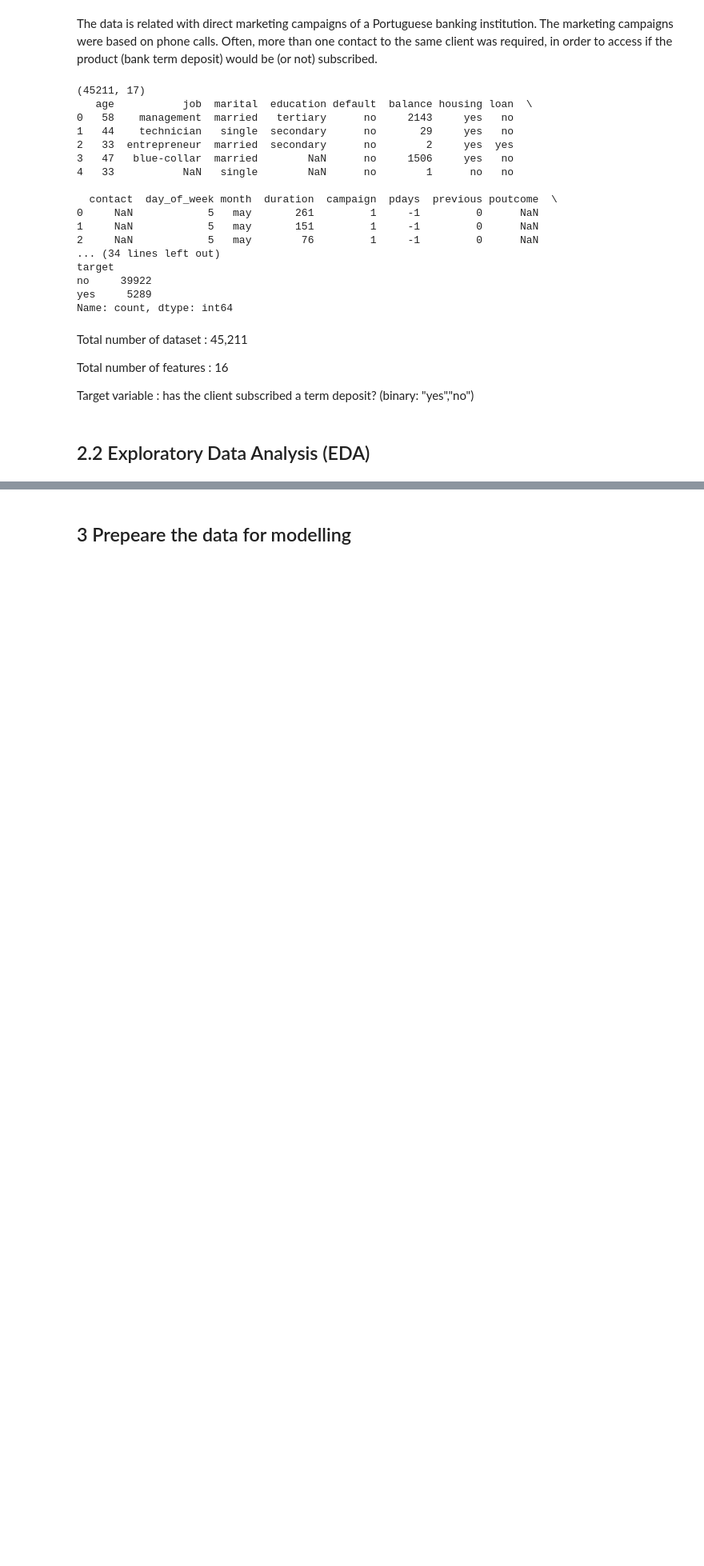
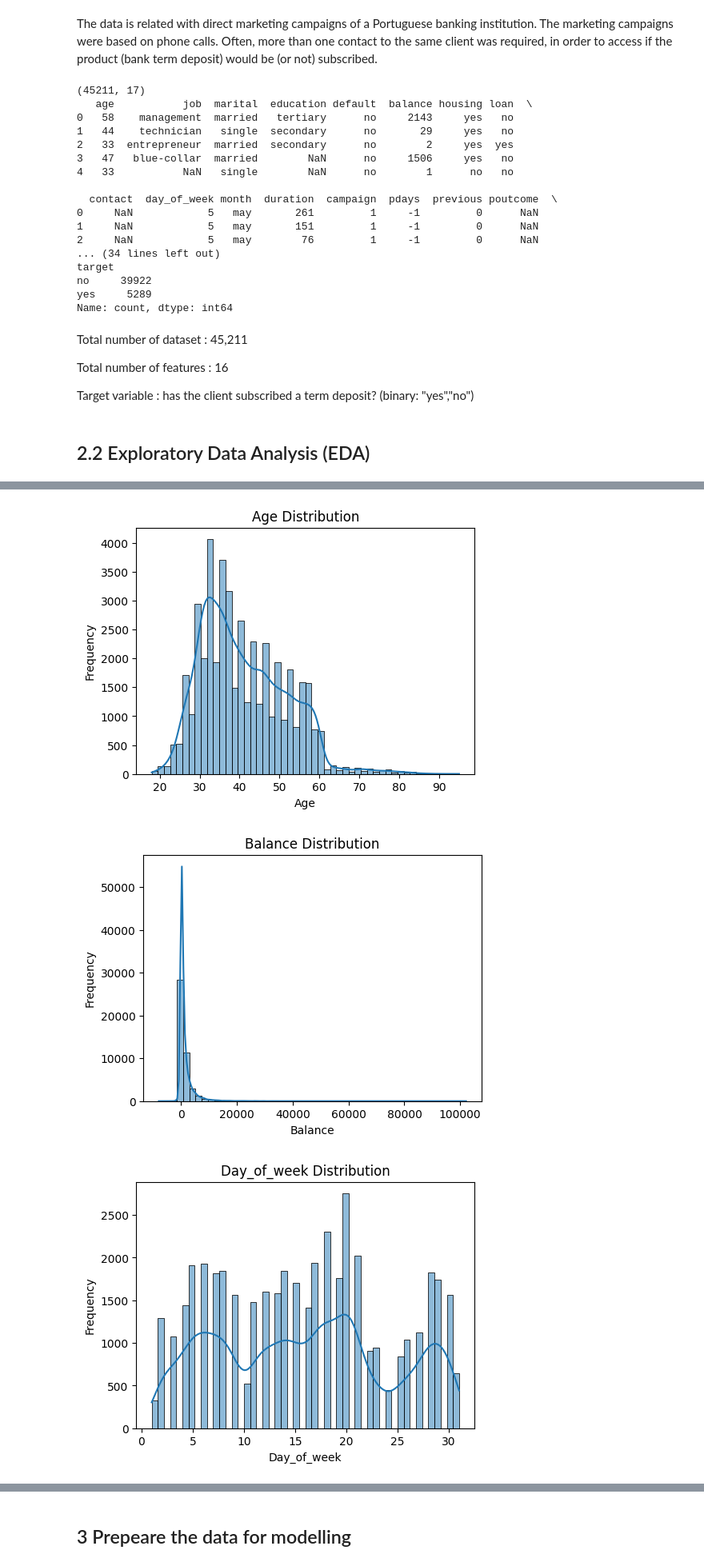
Before and after one commit to aojah1/bank-marketing, a Jupyter notebook: bank-marketing.ipynb, the cells around one changed output, grey strips where cells are left out. Shown at 80% size. Drawn from its saved outputs; the diff is of its cells as text; code cells hidden in the pictures; blank space fills up the shorter version.

```diff
--- a/bank-marketing.ipynb
+++ b/bank-marketing.ipynb
@@ -166,0 +170,25 @@ max      854.000000     58.000000
+# %%
+# Split the data into features and target
+X_corr = df.drop('target', axis=1)
+y_corr = df['target']
+
+# Identify categorical and numerical features
+categorical_features = X_corr.select_dtypes(include=['object']).columns
+numerical_features = X_corr.select_dtypes(exclude=['object']).columns
+
+for colmn in numerical_features:
+    plt.figure(figsize=(12, 4))
+
+    # Histogram
+    plt.subplot(1, 2, 1)
+    sns.histplot(df[colmn].dropna(), kde=True, bins=50)
+    plt.title(f'{colmn.capitalize()} Distribution')
+    plt.xlabel(colmn.capitalize())
+    plt.ylabel('Frequency')
+plt.savefig('images/numerical_features_distribution.jpg')
+plt.tight_layout()
+plt.show()
+# %% [output]
+[figure, added]
+[figure, added]
+[figure, added]
```
Also changed, not shown: parts of 17 cells of this notebook, 30 other files.
